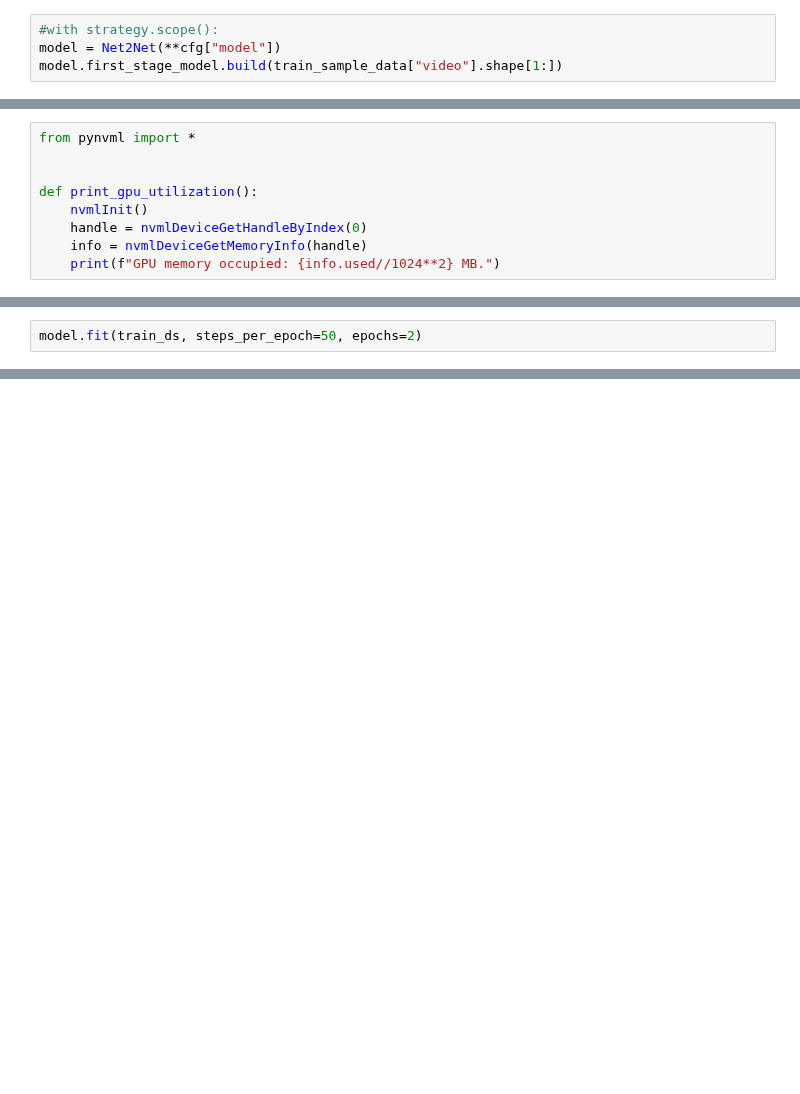
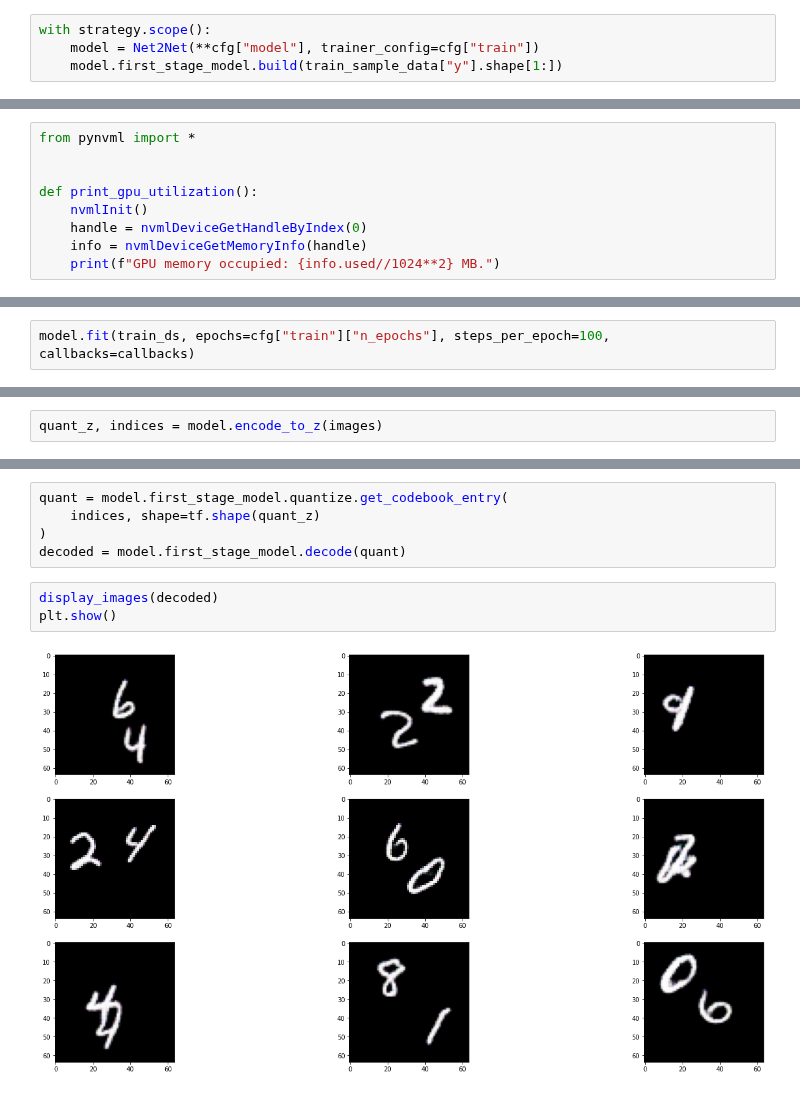
Before and after one commit to Kurokabe/GANime, a Jupyter notebook: notebooks/model/vq-gan/min_gpt-huggingface.ipynb, the cells around one changed output, grey strips where cells are left out. Cells and saved outputs as stored; diff of their text form; blank space fills up the shorter version.

```diff
--- a/notebooks/model/vq-gan/min_gpt-huggingface.ipynb
+++ b/notebooks/model/vq-gan/min_gpt-huggingface.ipynb
@@ -102,6 +107,6 @@ images = train_sample_data["video"][:,0,...]
 # %%
-#with strategy.scope():
-model = Net2Net(**cfg["model"])
-model.first_stage_model.build(train_sample_data["video"].shape[1:])
+with strategy.scope():
+    model = Net2Net(**cfg["model"], trainer_config=cfg["train"])
+    model.first_stage_model.build(train_sample_data["y"].shape[1:])
 # %% [output]
 Working with z of shape (1, 128, 16, 16) = 32768 dimensions.
@@ -128,3 +143,3 @@ GPU memory occupied: 3593 MB.
 # %%
-model.fit(train_ds, steps_per_epoch=50, epochs=2)
+model.fit(train_ds, epochs=cfg["train"]["n_epochs"], steps_per_epoch=100, callbacks=callbacks)
 # %% [output]
@@ -135,0 +258,2 @@ KeyboardInterrupt:
+# %%
+quant_z, indices = model.encode_to_z(images)
@@ -135,0 +262,10 @@ KeyboardInterrupt:
+# %%
+quant = model.first_stage_model.quantize.get_codebook_entry(
+    indices, shape=tf.shape(quant_z)
+)
+decoded = model.first_stage_model.decode(quant)
+# %%
+display_images(decoded)
+plt.show()
+# %% [output]
+[figure, added]
```
Also changed, not shown: parts of 20 cells of this notebook, 11 other files.
